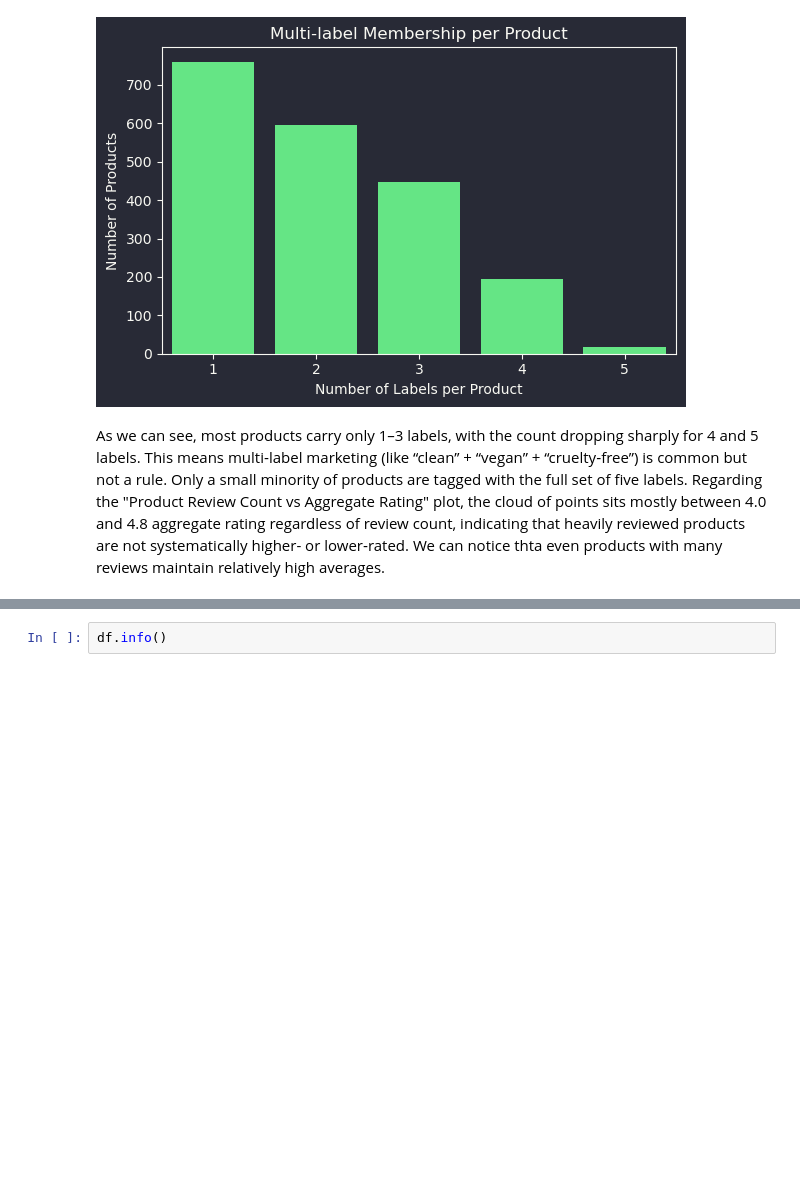
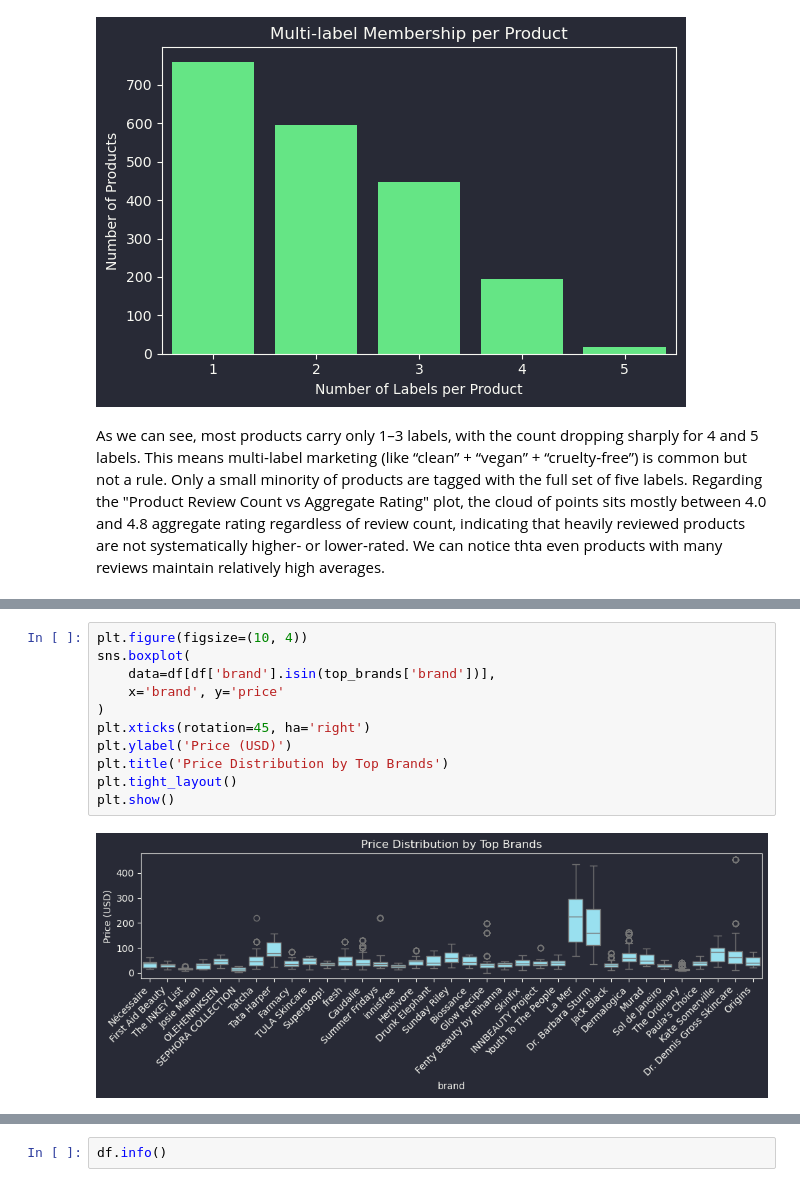
Before and after one commit to Weronikaa2001/Text-Mining-and-Social-Media-Mining-Sephora-Skincare-Reviews, a Jupyter notebook: Martyniuk_Madro_Sephora_Project.ipynb, the cells around one changed output, grey strips where cells are left out. Saved outputs shown, nothing was run; the diff lists cells and outputs as text; blank space fills up the shorter version.

```diff
--- a/Martyniuk_Madro_Sephora_Project.ipynb
+++ b/Martyniuk_Madro_Sephora_Project.ipynb
@@ -705,0 +743,13 @@ As we can see, most products carry only 1–3 labels, with the count dropping sh
+# %%
+plt.figure(figsize=(10, 4))
+sns.boxplot(
+    data=df[df['brand'].isin(top_brands['brand'])],
+    x='brand', y='price'
+)
+plt.xticks(rotation=45, ha='right')
+plt.ylabel('Price (USD)')
+plt.title('Price Distribution by Top Brands')
+plt.tight_layout()
+plt.show()
+# %% [output]
+[figure, added]
```
Also changed, not shown: parts of 9 cells of this notebook.
